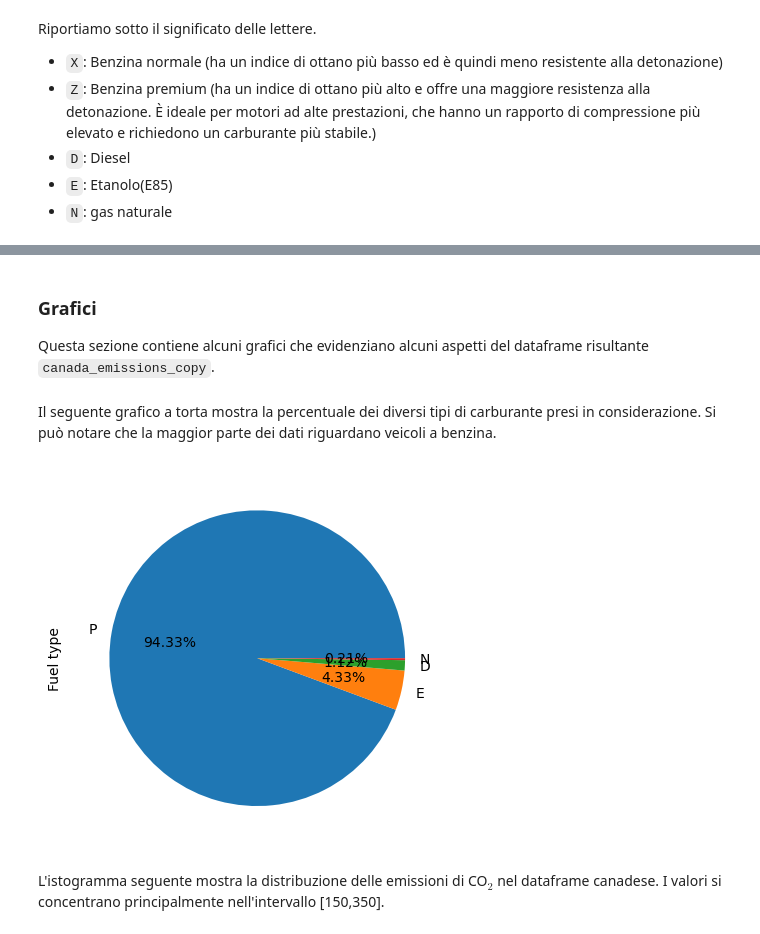
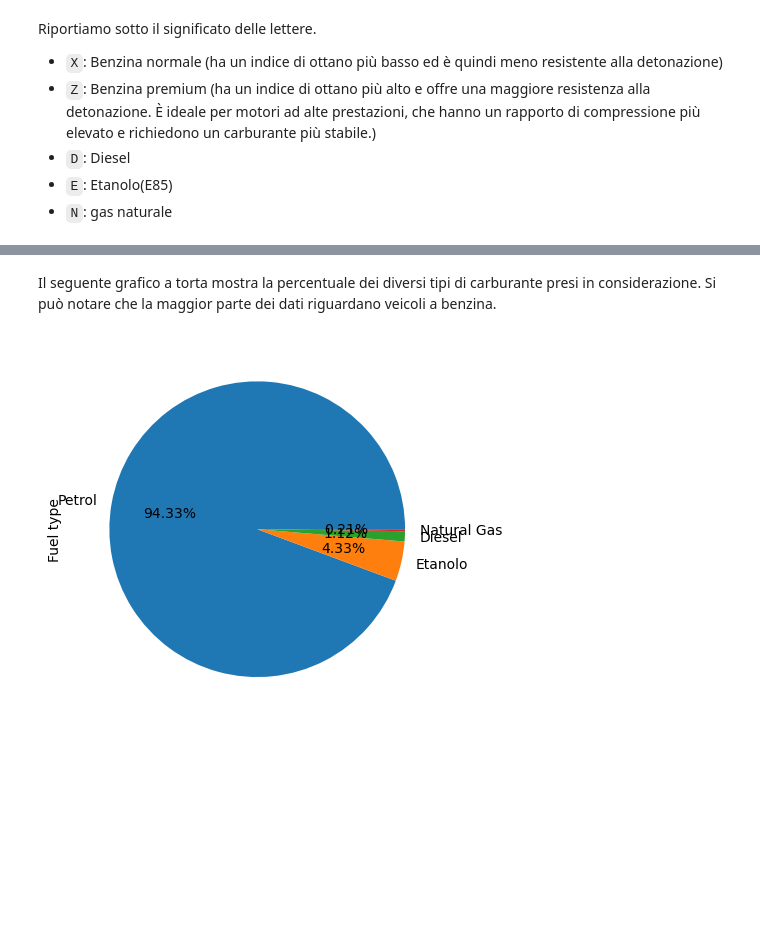
Before and after one commit to francesco-zatto/dia-project, a Jupyter notebook: car_emissions.ipynb, the cells around one changed output, grey strips where cells are left out. Saved outputs shown, nothing was run; the diff lists cells and outputs as text; code cells hidden in the pictures; blank space fills up the shorter version.

```diff
--- a/car_emissions.ipynb
+++ b/car_emissions.ipynb
@@ -90,0 +93,4 @@ Length: 15107, dtype: int64
+# %%
+canada_emissions = canada_emissions.rename(columns={"Engine size (L)": "Engine_cm3"})
+canada_emissions["Engine_cm3"] = canada_emissions["Engine_cm3"] * 1000
+canada_emissions.head(5)
@@ -115,5 +156,5 @@ Per farlo creiamo prima una copia del dataframe così da poter effettuare tutte
 # %%
 canada_emissions_copy = canada_emissions.copy()
-canada_emissions_copy["Fuel type"] = canada_emissions_copy["Fuel type"].replace({'X': 'P', 'Z': 'P'})
-canada_emissions_copy["Fuel type"].value_counts()
+canada_emissions["Fuel type"] = canada_emissions["Fuel type"].replace({'X': 'Petrol', 'Z': 'Petrol', 'D': 'Diesel', 'N': 'Natural Gas', 'E': 'Etanolo'})
+canada_emissions["Fuel type"].value_counts()
 # %% [output]
@@ -162,12 +166,7 @@ canada_emissions_copy.head(5)
-# %% [markdown]
-### Grafici
-Questa sezione contiene alcuni grafici che evidenziano alcuni aspetti del dataframe risultante `canada_emissions_copy`.
 # %% [markdown]
 Il seguente grafico a torta mostra la percentuale dei diversi tipi di carburante presi in considerazione. Si può notare che la maggior parte dei dati riguardano veicoli a benzina.
 # %%
-canada_emissions_copy["Fuel type"].value_counts().plot.pie(autopct="%.2f%%")
+canada_emissions["Fuel type"].value_counts().plot.pie(autopct="%.2f%%")
 plt.show()
 # %% [output]
-[figure, old version]
+[figure, new version]
-# %% [markdown]
-L'istogramma seguente mostra la distribuzione delle emissioni di CO$_2$ nel dataframe canadese. I valori si concentrano principalmente nell'intervallo [150,350].
```
Also changed, not shown: parts of 30 cells of this notebook.
